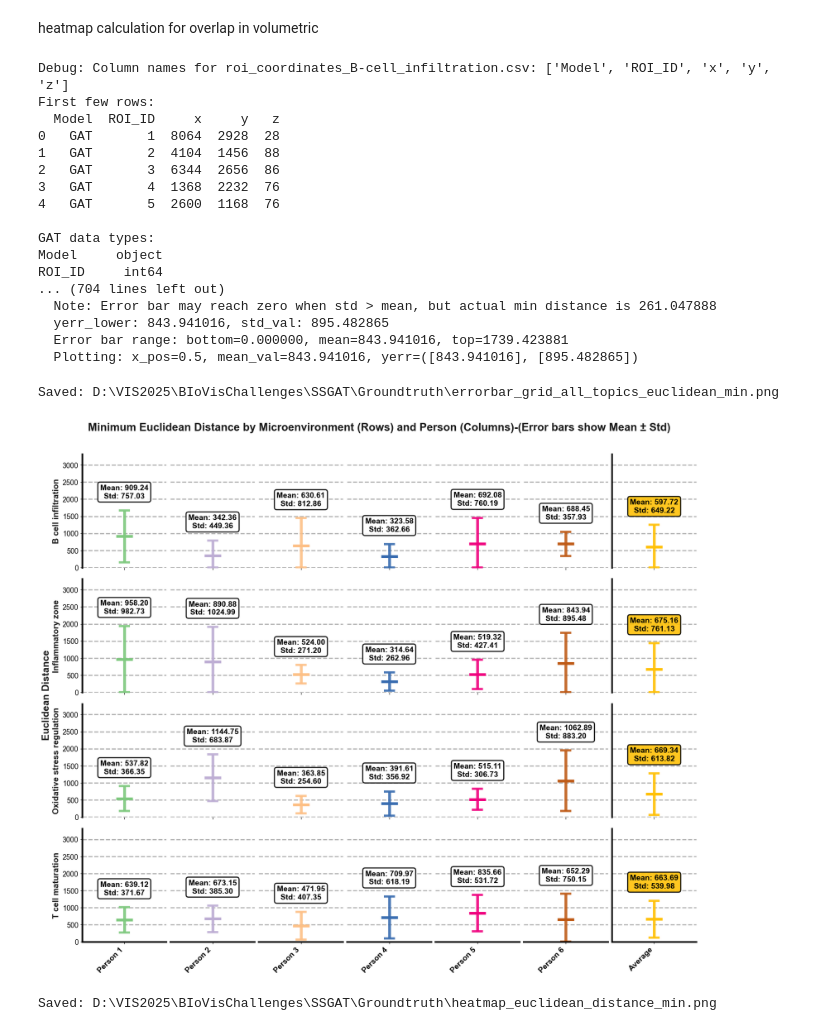
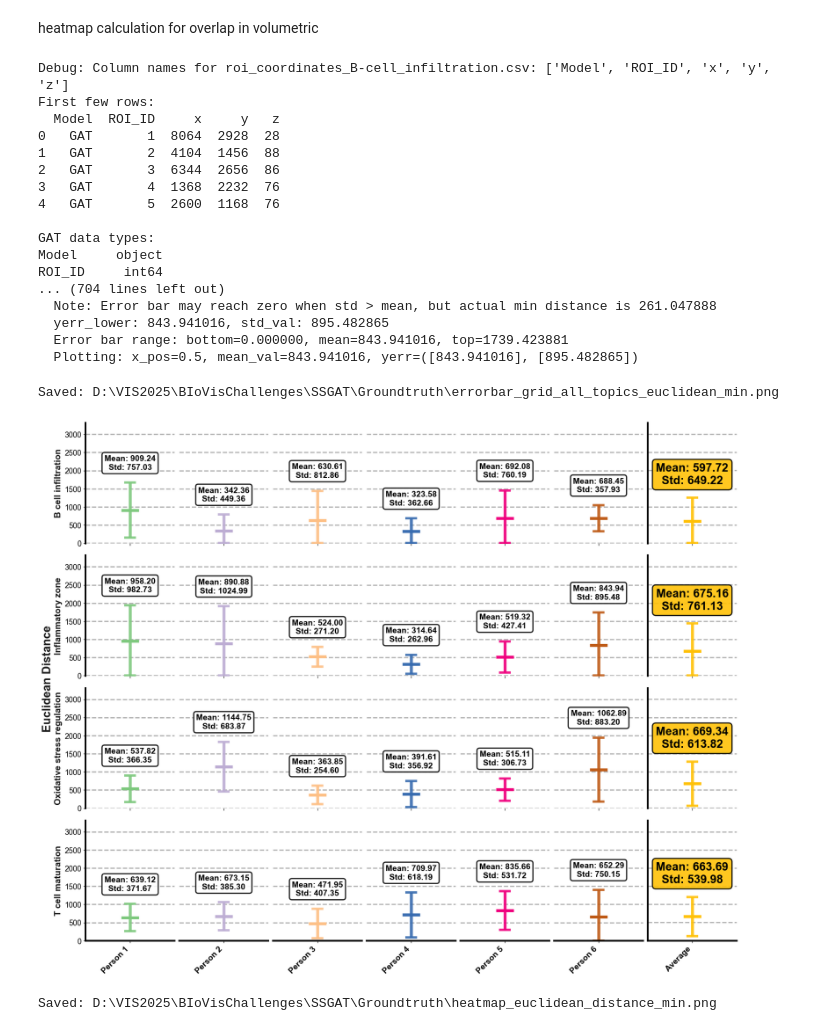
Before and after one commit to Hosseinfatho/SSGAT, a Jupyter notebook: Groundtruth/groundtruthEuclidean.ipynb, the cells around one changed output. Drawn from its saved outputs; the diff is of its cells as text; code cells hidden in the pictures.

```diff
--- a/Groundtruth/groundtruthEuclidean.ipynb
+++ b/Groundtruth/groundtruthEuclidean.ipynb
@@ -417,7 +417,7 @@ if len(topics_list) > 0:
                        ha='center', va='center', fontsize=12, color='gray')
 
             # Adjust ylim to accommodate text boxes above bars (add 5% extra space)
-            ax.set_ylim(-10, x_max * 1.05)
+            ax.set_ylim(-5, x_max * 1.05)
             ax.set_xlim(0, 1)
             ax.set_xticks([0.5])
             ax.set_xticklabels([person_name], rotation=45, ha='right', fontsize=14, fontweight='bold')
@@ -475,7 +475,7 @@ if len(topics_list) > 0:
 
             stats_text = f"Mean: {mean_avg:.2f}\nStd: {std_avg:.2f}"
             ax_avg.text(x_pos_avg, text_y_pos_avg, stats_text,
-                       ha='center', va='bottom', fontsize=14, fontweight='bold',
+                       ha='center', va='bottom', fontsize=20, fontweight='bold',
                        bbox=dict(boxstyle='round', facecolor='#FFC107', alpha=0.9, edgecolor='black', linewidth=2))
         else:
             ax_avg.text(0.5, 0.5, 'No data', transform=ax_avg.transAxes,
@@ -485,7 +485,7 @@ if len(topics_list) > 0:
         ax_avg.set_ylim(-10, x_max * 1.05)
         ax_avg.set_xlim(0, 1)
         ax_avg.set_xticks([0.5])
-        ax_avg.set_xticklabels(['Average'], rotation=45, ha='right', fontsize=14, fontweight='bold')
+        ax_avg.set_xticklabels(['Average'], rotation=45, ha='right', fontsize=20, fontweight='bold')
         ax_avg.grid(True, alpha=0.4, axis='y', linestyle='--', linewidth=2)
 
         # Add horizontal dash lines at appropriate intervals (in Average column)
@@ -508,10 +508,10 @@ if len(topics_list) > 0:
         ax_avg.set_ylabel('')
         ax_avg.set_yticks([])
 
-    fig.suptitle('Minimum Euclidean Distance by Microenvironment (Rows) and Person (Columns)-(Error bars show Mean ± Std)',
-                 fontsize=20, fontweight='bold', y=0.93, color='#1a1a1a')
+    # fig.suptitle('Minimum Euclidean Distance by Microenvironment (Rows) and Person (Columns)-(Error bars show Mean ± Std)',
+    #              fontsize=20, fontweight='bold', y=0.93, color='#1a1a1a')
         # Add "Volume Overlap (%)" label on the leftmost position for all rows
-    fig.text(0.08, 0.5, 'Euclidean Distance', fontsize=18, fontweight='bold',
+    fig.text(0.08, 0.5, 'Euclidean Distance', fontsize=20, fontweight='bold',
              rotation=90, va='center', ha='center', color='#1a1a1a')
     plt.tight_layout(rect=[0, 0.02, 1, 0.97])
     output_path = base_dir / 'errorbar_grid_all_topics_euclidean_min.png'
@@ -521,7 +521,7 @@ if len(topics_list) > 0:
 
     # Create heatmap
     # Person in x-direction (columns), Microenvironment in y-direction (rows) - like inter-rater
-    fig2, ax2 = plt.subplots(figsize=(16, 6))
+    fig2, ax2 = plt.subplots(figsize=(14, 8))
     heatmap_data = []
     heatmap_rows = []  # Microenvironments (y-axis)
     heatmap_cols = person_names  # Persons (x-axis)
@@ -544,43 +544,43 @@ if len(topics_list) > 0:
 
         ax2.set_xticks(np.arange(len(heatmap_cols)))
         ax2.set_yticks(np.arange(len(heatmap_rows)))
-        ax2.set_xticklabels(heatmap_cols, rotation=45, ha='right', fontsize=12, fontweight='bold')
-        ax2.set_yticklabels(heatmap_rows, rotation=0,  fontsize=12 ,fontweight='bold')
+        ax2.set_xticklabels(heatmap_cols, rotation=30, ha='right', fontsize=18, fontweight='bold')
+        ax2.set_yticklabels(heatmap_rows, rotation=60,  fontsize=18 ,fontweight='bold')
 
         for i in range(len(heatmap_rows)):
             for j in range(len(heatmap_cols)):
                 if not np.isnan(heatmap_array[i, j]):
                     ax2.text(j, i, f'{heatmap_array[i, j]:.2f}', ha="center", va="center",
-                            color="black", fontsize=16, fontweight='bold')
+                            color="black", fontsize=18, fontweight='bold')
 
-        ax2.set_title('Euclidean Distance Heatmap (Median Min Distance by Person and Topic)',
-                     fontsize=16, fontweight='bold', pad=20)
+        # ax2.set_title('Euclidean Distance Heatmap (Median Min Distance by Person and Topic)',
+        #              fontsize=16, fontweight='bold', pad=20)
         cbar = plt.colorbar(im, ax=ax2)
-        cbar.set_label('Euclidean Distance', rotation=270, labelpad=20, fontsize=16)
+        cbar.set_label('Euclidean Distance', rotation=270, labelpad=20, fontsize=20)
 
         plt.tight_layout()
         heatmap_path = base_dir / 'heatmap_euclidean_distance_min.png'
         plt.savefig(heatmap_path, dpi=300, bbox_inches='tight')
         print(f"Saved: {heatmap_path}")
         plt.show()
 # %% [output]
 Debug: Column names for roi_coordinates_B-cell_infiltration.csv: ['Model', 'ROI_ID', 'x', 'y', 'z']
 First few rows:
   Model  ROI_ID     x     y   z
 0   GAT       1  8064  2928  28
 1   GAT       2  4104  1456  88
 2   GAT       3  6344  2656  86
 3   GAT       4  1368  2232  76
 4   GAT       5  2600  1168  76
 
 GAT data types:
 Model     object
 ROI_ID     int64
 ... (704 lines left out)
   Note: Error bar may reach zero when std > mean, but actual min distance is 261.047888
   yerr_lower: 843.941016, std_val: 895.482865
   Error bar range: bottom=0.000000, mean=843.941016, top=1739.423881
   Plotting: x_pos=0.5, mean_val=843.941016, yerr=([843.941016], [895.482865])
 Saved: D:\VIS2025\BIoVisChallenges\SSGAT\Groundtruth\errorbar_grid_all_topics_euclidean_min.png
-[figure, old version]
+[figure, new version]
 Saved: D:\VIS2025\BIoVisChallenges\SSGAT\Groundtruth\heatmap_euclidean_distance_min.png
```
Also changed, not shown: parts of 1 cell of this notebook, 4 other files.
